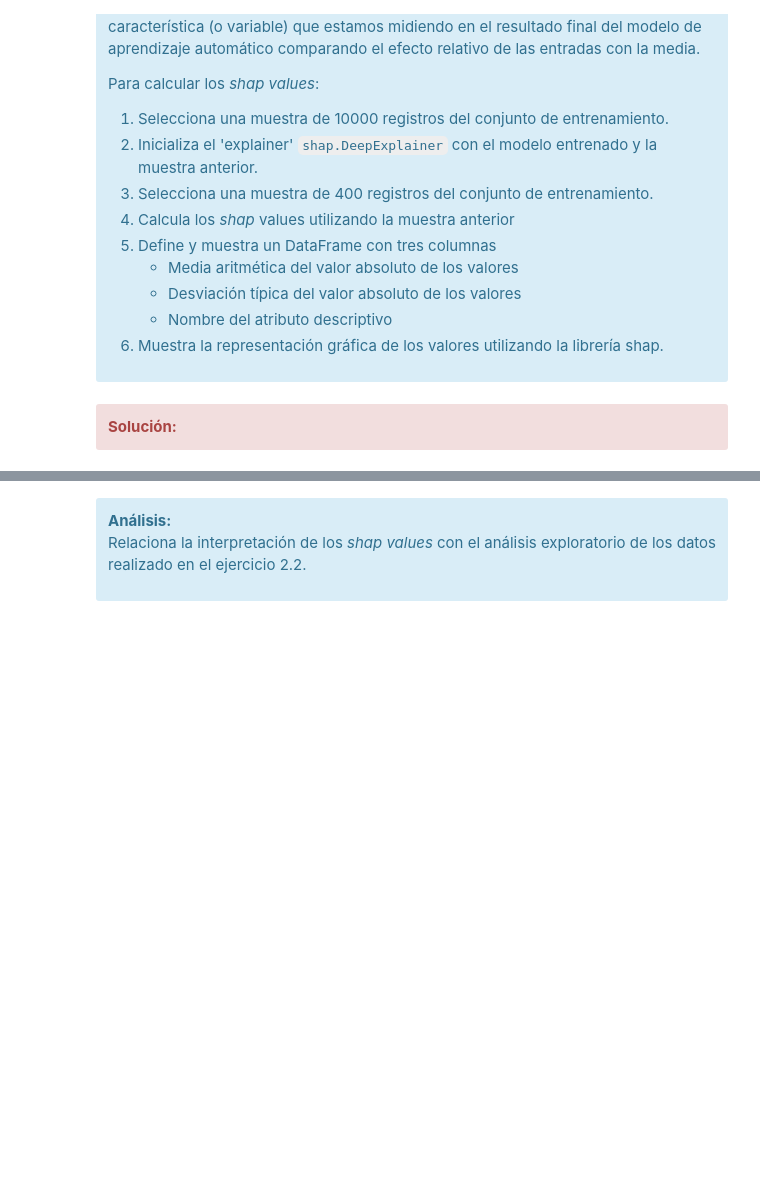
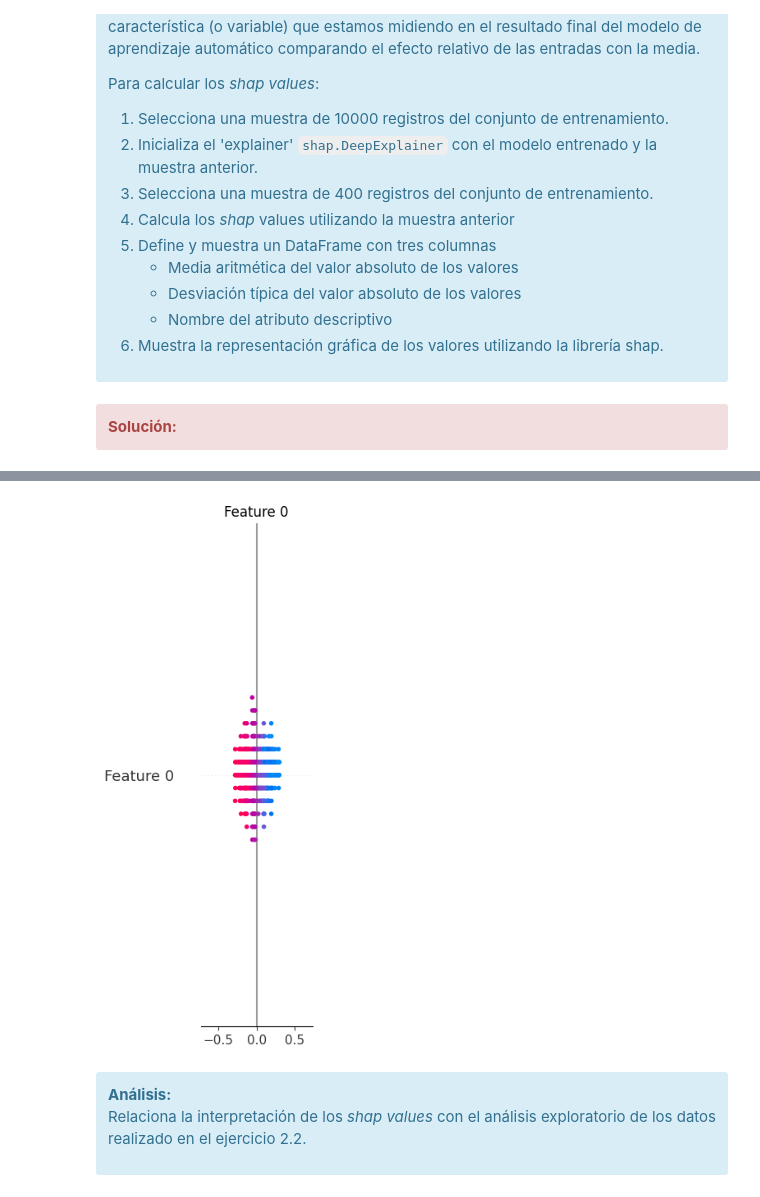
Before and after one commit to Hulkilla/Aprendizaje-Automatico, a Jupyter notebook: PEC3/M2_891_20241_PEC3_Marina.ipynb, the cells around one changed output, grey strips where cells are left out. Cells and saved outputs as stored; diff of their text form; code cells hidden in the pictures; blank space fills up the shorter version.

```diff
--- a/PEC3/M2_891_20241_PEC3_Marina.ipynb
+++ b/PEC3/M2_891_20241_PEC3_Marina.ipynb
@@ -1944,5 +1954,7 @@ ValueError: Shape of passed values is (38, 1), indices imply (38, 38)
 # %%
-shap.summary_plot(shap_values[0], X_test_sample)
+shap.summary_plot(shap_values, X_test_sample)
+# %% [output]
+[figure, added]
 # %% [markdown]
 <div class="alert alert-block alert-info">
 <strong>Análisis:</strong>
```
Also changed, not shown: parts of 4 cells of this notebook, 1 other file.
